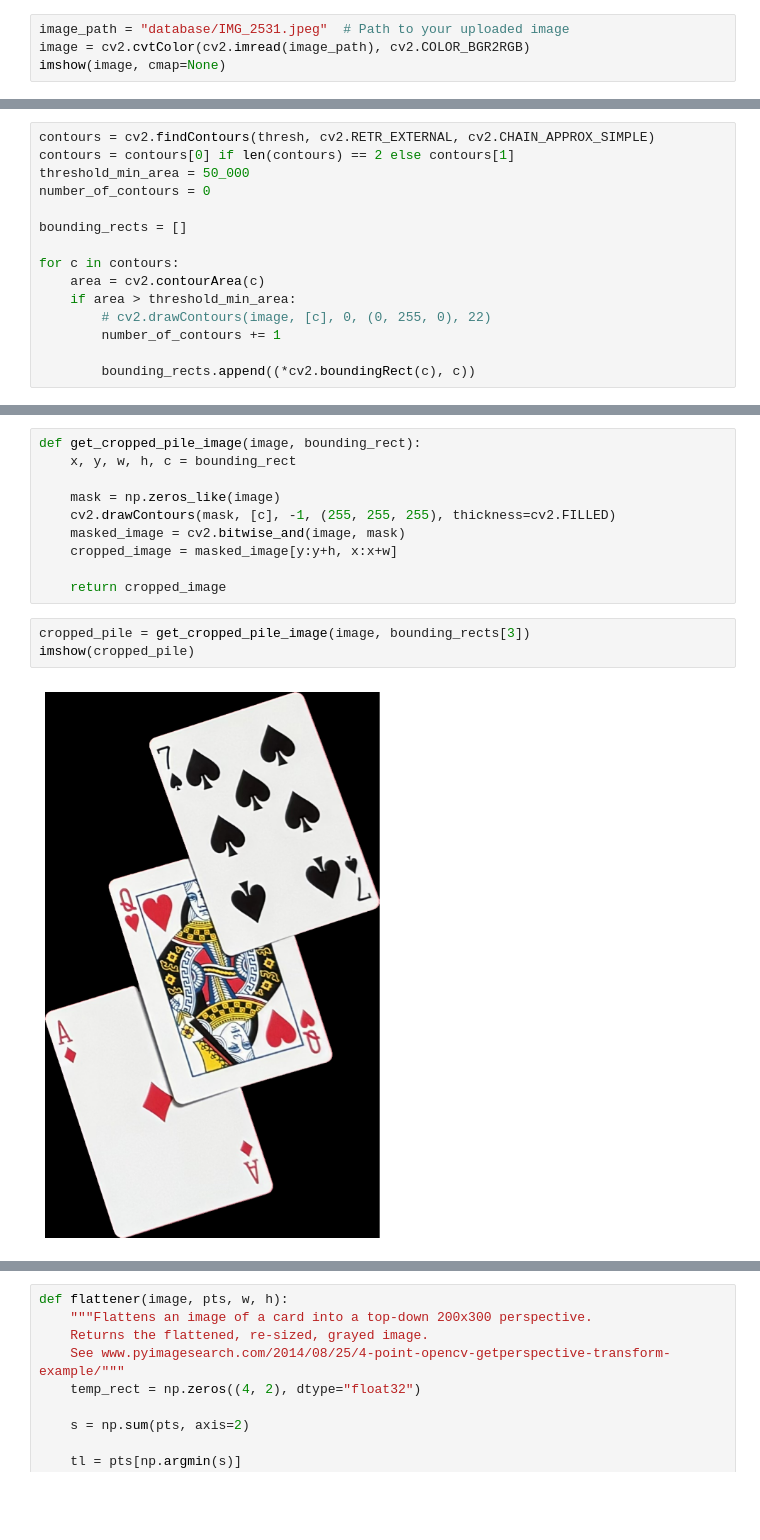
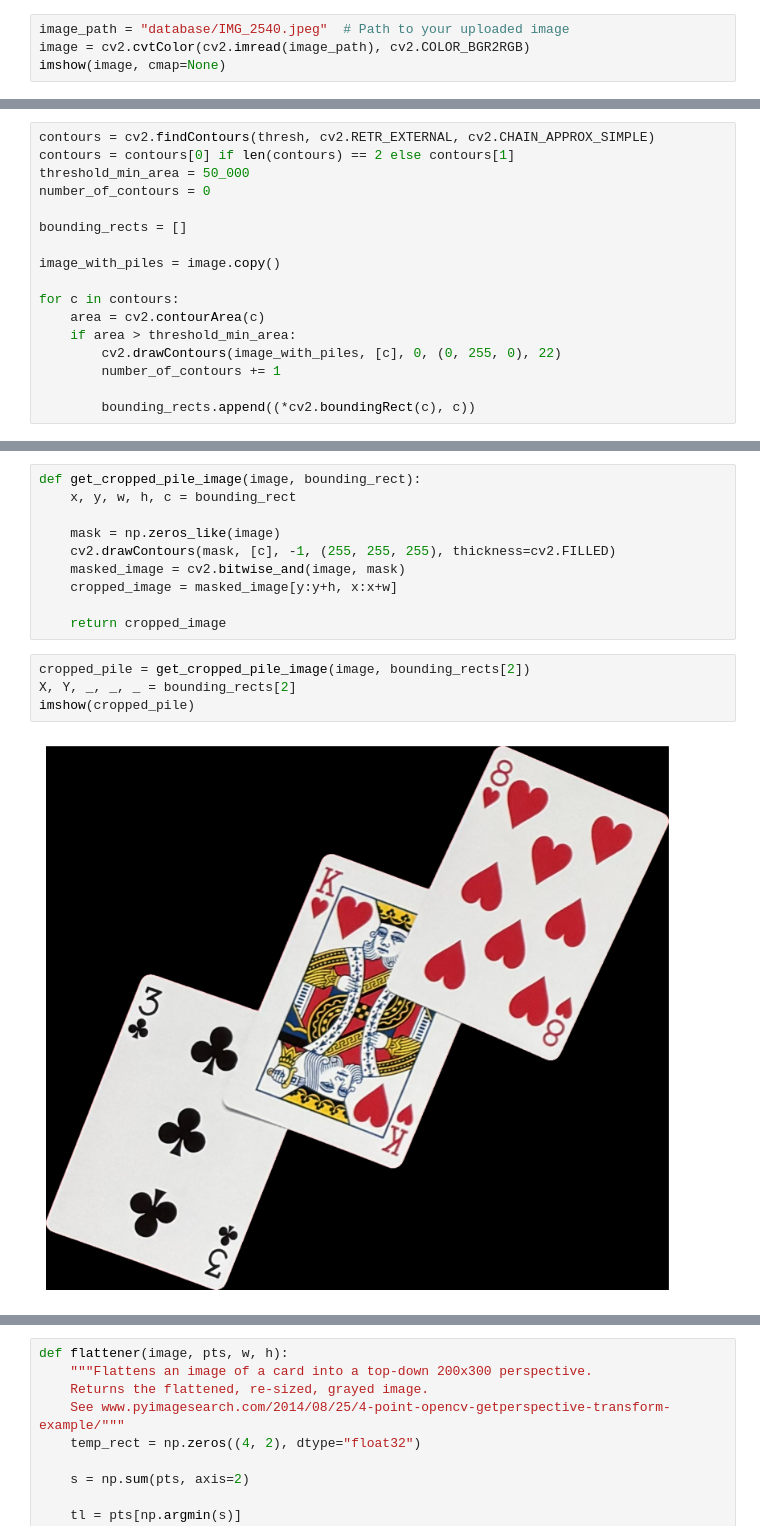
Before and after one commit to SuperrMurlocc/Blackjack-Table-State-Monitoring-System, a Jupyter notebook: example.ipynb, the cells around one changed output, grey strips where cells are left out. Drawn from its saved outputs; the diff is of its cells as text; blank space fills up the shorter version.

```diff
--- a/example.ipynb
+++ b/example.ipynb
@@ -32,7 +32,7 @@ def imshow(img, ax=None, cmap='gray'):
     ax.imshow(img, cmap=cmap)
     ax.axis('off')
 # %%
-image_path = "database/IMG_2531.jpeg"  # Path to your uploaded image
+image_path = "database/IMG_2540.jpeg"  # Path to your uploaded image
 image = cv2.cvtColor(cv2.imread(image_path), cv2.COLOR_BGR2RGB)
 imshow(image, cmap=None)
 # %% [output]
@@ -65,10 +65,12 @@ number_of_contours = 0
 
 bounding_rects = []
 
+image_with_piles = image.copy()
+
 for c in contours:
     area = cv2.contourArea(c)
     if area > threshold_min_area:
-        # cv2.drawContours(image, [c], 0, (0, 255, 0), 22)
+        cv2.drawContours(image_with_piles, [c], 0, (0, 255, 0), 22)
         number_of_contours += 1
 
         bounding_rects.append((*cv2.boundingRect(c), c))
@@ -89,10 +91,11 @@ def get_cropped_pile_image(image, bounding_rect):
 
     return cropped_image
 # %%
-cropped_pile = get_cropped_pile_image(image, bounding_rects[3])
+cropped_pile = get_cropped_pile_image(image, bounding_rects[2])
+X, Y, _, _, _ = bounding_rects[2]
 imshow(cropped_pile)
 # %% [output]
-[figure, old version]
+[figure, new version]
 # %%
 cropped_grey = cv2.cvtColor(cropped_pile, cv2.COLOR_BGR2GRAY)
 imshow(cropped_grey)
```
Also changed, not shown: parts of 11 cells of this notebook, 8 other files.
